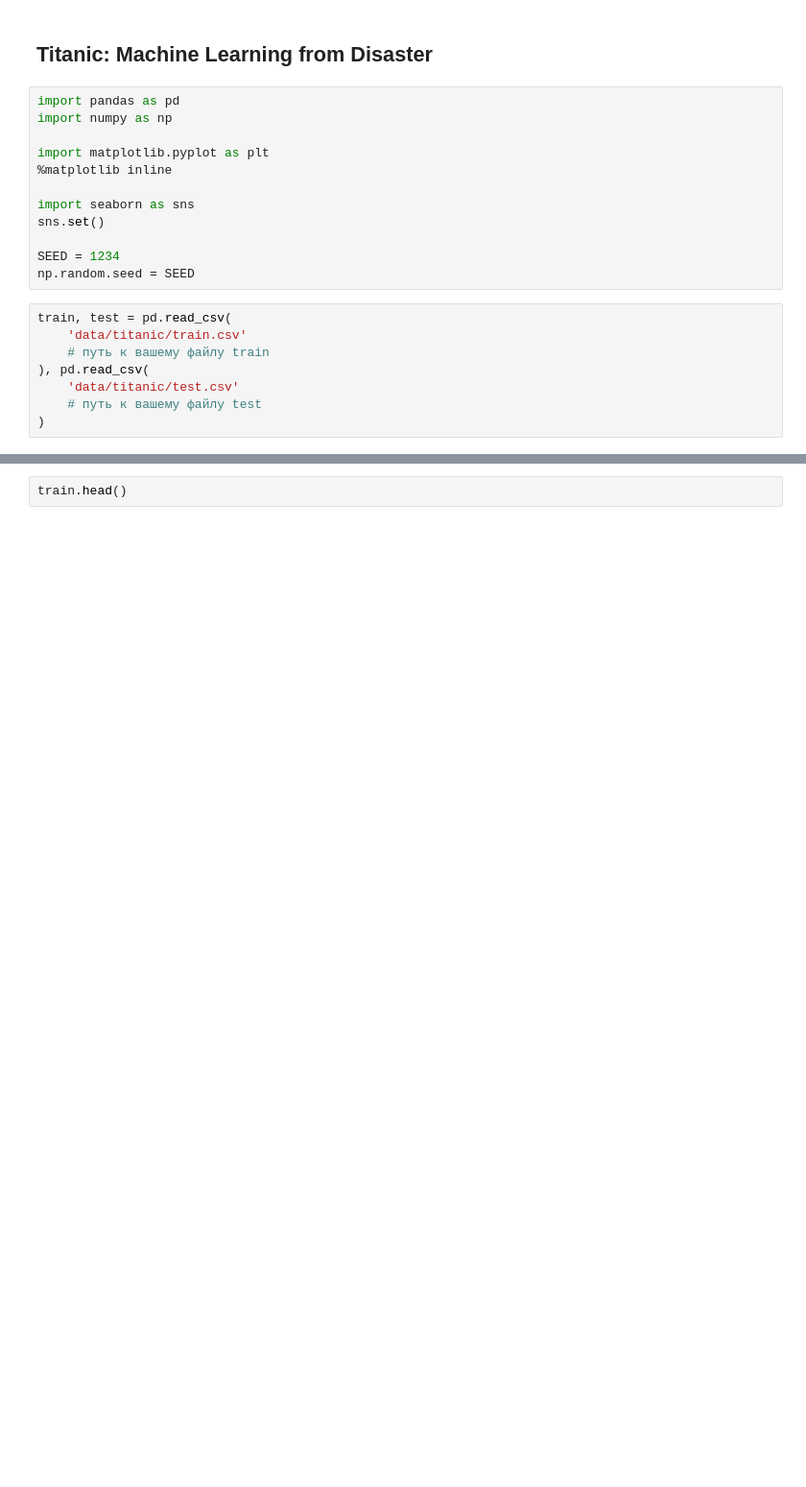
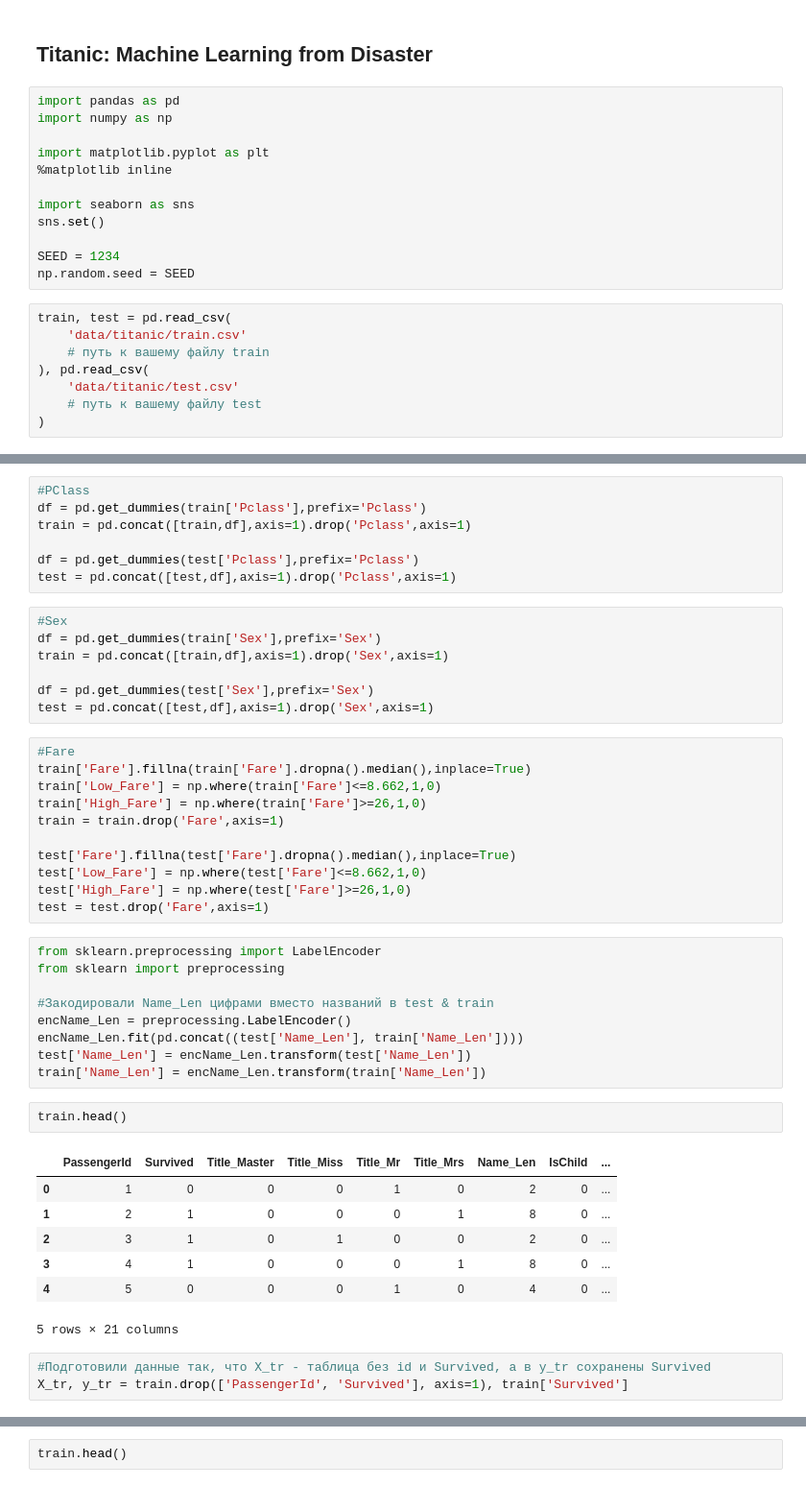
Before and after one commit to lithiumdenis/Kaggle, a Jupyter notebook: Titanic.ipynb, the cells around one changed output, grey strips where cells are left out. Shown at 96% size. Drawn from its saved outputs; the diff is of its cells as text; blank space fills up the shorter version.

```diff
--- a/Titanic.ipynb
+++ b/Titanic.ipynb
@@ -22,0 +126,47 @@ train, test = pd.read_csv(
+# %%
+#PClass
+df = pd.get_dummies(train['Pclass'],prefix='Pclass')
+train = pd.concat([train,df],axis=1).drop('Pclass',axis=1)
+
+df = pd.get_dummies(test['Pclass'],prefix='Pclass')
+test = pd.concat([test,df],axis=1).drop('Pclass',axis=1)
+# %%
+#Sex
+df = pd.get_dummies(train['Sex'],prefix='Sex')
+train = pd.concat([train,df],axis=1).drop('Sex',axis=1)
+
+df = pd.get_dummies(test['Sex'],prefix='Sex')
+test = pd.concat([test,df],axis=1).drop('Sex',axis=1)
+# %%
+#Fare
+train['Fare'].fillna(train['Fare'].dropna().median(),inplace=True)
+train['Low_Fare'] = np.where(train['Fare']<=8.662,1,0)
+train['High_Fare'] = np.where(train['Fare']>=26,1,0)
+train = train.drop('Fare',axis=1)
+
+test['Fare'].fillna(test['Fare'].dropna().median(),inplace=True)
+test['Low_Fare'] = np.where(test['Fare']<=8.662,1,0)
+test['High_Fare'] = np.where(test['Fare']>=26,1,0)
+test = test.drop('Fare',axis=1)
+# %%
+from sklearn.preprocessing import LabelEncoder
+from sklearn import preprocessing
+
+#Закодировали Name_Len цифрами вместо названий в test & train
+encName_Len = preprocessing.LabelEncoder()
+encName_Len.fit(pd.concat((test['Name_Len'], train['Name_Len'])))
+test['Name_Len'] = encName_Len.transform(test['Name_Len'])
+train['Name_Len'] = encName_Len.transform(train['Name_Len'])
+# %%
+train.head()
+# %% [output]
+|  | PassengerId | Survived | Title_Master | Title_Miss | Title_Mr | Title_Mrs | Name_Len | IsChild | ... |
+| 0 | 1 | 0 | 0 | 0 | 1 | 0 | 2 | 0 | ... |
+| 1 | 2 | 1 | 0 | 0 | 0 | 1 | 8 | 0 | ... |
+| 2 | 3 | 1 | 0 | 1 | 0 | 0 | 2 | 0 | ... |
+| 3 | 4 | 1 | 0 | 0 | 0 | 1 | 8 | 0 | ... |
+| 4 | 5 | 0 | 0 | 0 | 1 | 0 | 4 | 0 | ... |
+5 rows × 21 columns
+# %%
+#Подготовили данные так, что X_tr - таблица без id и Survived, а в y_tr сохранены Survived
+X_tr, y_tr = train.drop(['PassengerId', 'Survived'], axis=1), train['Survived']
```
Also changed, not shown: parts of 23 cells of this notebook, 1 other file.
